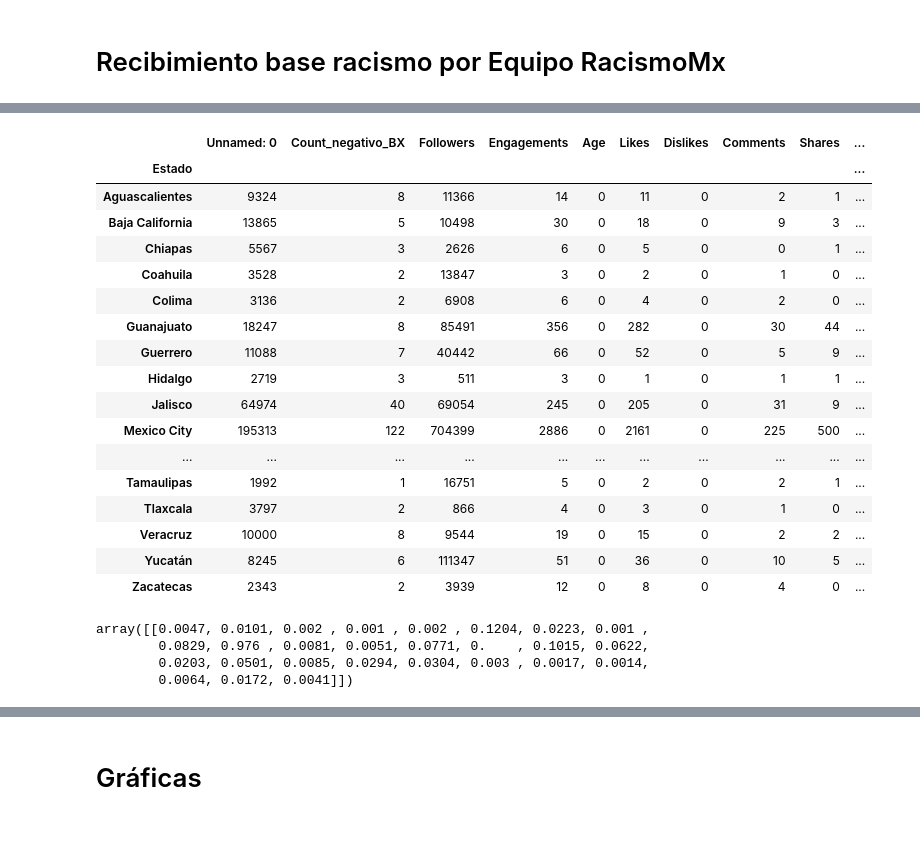
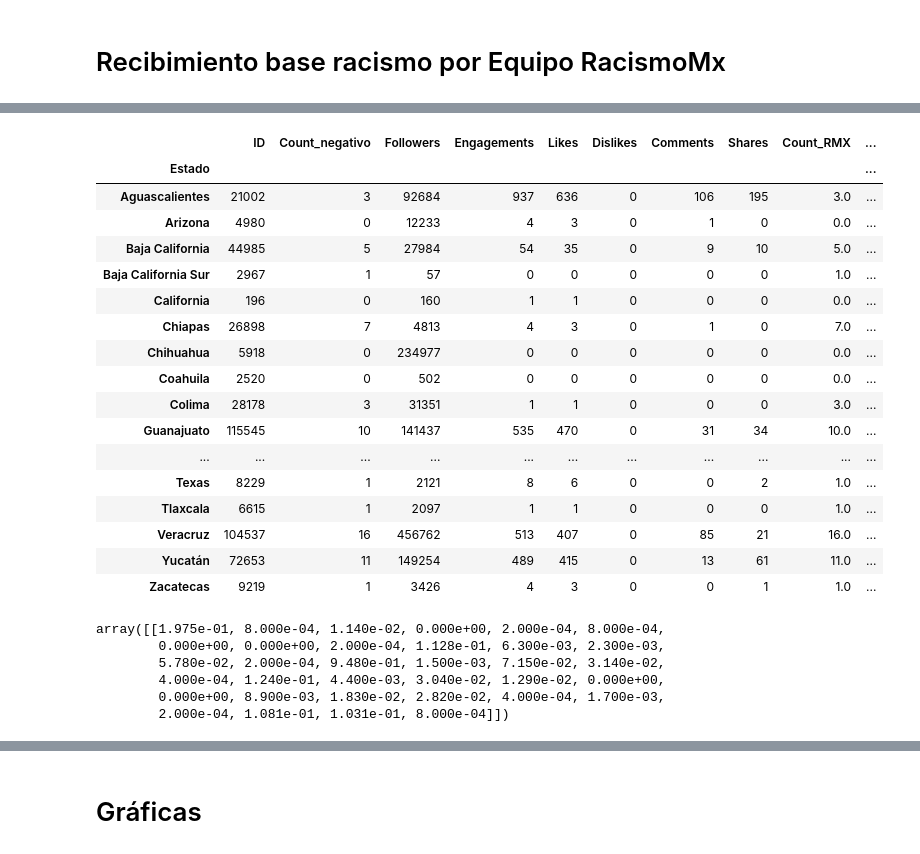
Before and after one commit to jordinola1470/BX-Codes, a Jupyter notebook: Racismo/Procesamiento_base_racismo_mx.ipynb, the cells around one changed output, grey strips where cells are left out. Saved outputs shown, nothing was run; the diff lists cells and outputs as text; code cells hidden in the pictures.

```diff
--- a/Racismo/Procesamiento_base_racismo_mx.ipynb
+++ b/Racismo/Procesamiento_base_racismo_mx.ipynb
@@ -232,8 +230,9 @@ scaled_df.to_csv("Base_estados_mexicanos_normalizada.csv")
 # %%
 import pandas as pd
 import numpy as np
-path = r"D:\Trabajo\Barómetro\BX\Racismo" + "\\"
-base_marcada = pd.read_excel(path + "Base_preliminar_marcada_por_mexico.xlsx")
+path = r"C:\Users\JOSE\Desktop\Trabajo\BX\Racismo" + "\\"
+base_marcada = pd.read_excel(path + "Abril_Base_preliminar.xlsx")
+base_marcada["Count_negativo"] = base_marcada["Count_RMX"]
 base_marcada["Count_negativo"] = base_marcada["Count_negativo"].replace("Na","NaN")
 base_marcada = base_marcada[base_marcada["Count_negativo"] != "NaN"]
 base_marcada = base_marcada[base_marcada["Count_negativo"] != np.nan]
@@ -252,26 +251,27 @@ base_marcada.head(4)
 # %%
 base_agrupada_estados_mexico_negativa = base_marcada.groupby("Estado").sum()
 base_agrupada_estados_mexico_negativa["Estado_copia"] = base_agrupada_estados_mexico_negativa.index
+base_agrupada_estados_mexico_negativa = base_agrupada_estados_mexico_negativa[base_agrupada_estados_mexico_negativa["Estado_copia"] != 0]
 base_agrupada_estados_mexico_negativa
 # %% [output]
-|  | Unnamed: 0 | Count_negativo_BX | Followers | Engagements | Age | Likes | Dislikes | Comments | Shares | ... |
+|  | ID | Count_negativo | Followers | Engagements | Likes | Dislikes | Comments | Shares | Count_RMX | ... |
 | Estado |  |  |  |  |  |  |  |  |  | ... |
-| Aguascalientes | 9324 | 8 | 11366 | 14 | 0 | 11 | 0 | 2 | 1 | ... |
-| Baja California | 13865 | 5 | 10498 | 30 | 0 | 18 | 0 | 9 | 3 | ... |
-| Chiapas | 5567 | 3 | 2626 | 6 | 0 | 5 | 0 | 0 | 1 | ... |
-| Coahuila | 3528 | 2 | 13847 | 3 | 0 | 2 | 0 | 1 | 0 | ... |
-| Colima | 3136 | 2 | 6908 | 6 | 0 | 4 | 0 | 2 | 0 | ... |
-| Guanajuato | 18247 | 8 | 85491 | 356 | 0 | 282 | 0 | 30 | 44 | ... |
-| Guerrero | 11088 | 7 | 40442 | 66 | 0 | 52 | 0 | 5 | 9 | ... |
-| Hidalgo | 2719 | 3 | 511 | 3 | 0 | 1 | 0 | 1 | 1 | ... |
-| Jalisco | 64974 | 40 | 69054 | 245 | 0 | 205 | 0 | 31 | 9 | ... |
-| Mexico City | 195313 | 122 | 704399 | 2886 | 0 | 2161 | 0 | 225 | 500 | ... |
+| Aguascalientes | 21002 | 3 | 92684 | 937 | 636 | 0 | 106 | 195 | 3.0 | ... |
+| Arizona | 4980 | 0 | 12233 | 4 | 3 | 0 | 1 | 0 | 0.0 | ... |
+| Baja California | 44985 | 5 | 27984 | 54 | 35 | 0 | 9 | 10 | 5.0 | ... |
+| Baja California Sur | 2967 | 1 | 57 | 0 | 0 | 0 | 0 | 0 | 1.0 | ... |
+| California | 196 | 0 | 160 | 1 | 1 | 0 | 0 | 0 | 0.0 | ... |
+| Chiapas | 26898 | 7 | 4813 | 4 | 3 | 0 | 1 | 0 | 7.0 | ... |
+| Chihuahua | 5918 | 0 | 234977 | 0 | 0 | 0 | 0 | 0 | 0.0 | ... |
+| Coahuila | 2520 | 0 | 502 | 0 | 0 | 0 | 0 | 0 | 0.0 | ... |
+| Colima | 28178 | 3 | 31351 | 1 | 1 | 0 | 0 | 0 | 3.0 | ... |
+| Guanajuato | 115545 | 10 | 141437 | 535 | 470 | 0 | 31 | 34 | 10.0 | ... |
 | ... | ... | ... | ... | ... | ... | ... | ... | ... | ... | ... |
-| Tamaulipas | 1992 | 1 | 16751 | 5 | 0 | 2 | 0 | 2 | 1 | ... |
-| Tlaxcala | 3797 | 2 | 866 | 4 | 0 | 3 | 0 | 1 | 0 | ... |
-| Veracruz | 10000 | 8 | 9544 | 19 | 0 | 15 | 0 | 2 | 2 | ... |
-| Yucatán | 8245 | 6 | 111347 | 51 | 0 | 36 | 0 | 10 | 5 | ... |
-| Zacatecas | 2343 | 2 | 3939 | 12 | 0 | 8 | 0 | 4 | 0 | ... |
+| Texas | 8229 | 1 | 2121 | 8 | 6 | 0 | 0 | 2 | 1.0 | ... |
+| Tlaxcala | 6615 | 1 | 2097 | 1 | 1 | 0 | 0 | 0 | 1.0 | ... |
+| Veracruz | 104537 | 16 | 456762 | 513 | 407 | 0 | 85 | 21 | 16.0 | ... |
+| Yucatán | 72653 | 11 | 149254 | 489 | 415 | 0 | 13 | 61 | 11.0 | ... |
+| Zacatecas | 9219 | 1 | 3426 | 4 | 3 | 0 | 0 | 1 | 1.0 | ... |
 # %%
 from sklearn import preprocessing
 normalized_arr = preprocessing.normalize(base_agrupada_estados_mexico_negativa['Engagements'].to_numpy().reshape(1,-1))
@@ -279,10 +279,12 @@ rounded_arr = lambda x: round(x,4)
 vfunc = np.vectorize(rounded_arr)
 vfunc(normalized_arr)
 # %% [output]
-array([[0.0047, 0.0101, 0.002 , 0.001 , 0.002 , 0.1204, 0.0223, 0.001 ,
-        0.0829, 0.976 , 0.0081, 0.0051, 0.0771, 0.    , 0.1015, 0.0622,
-        0.0203, 0.0501, 0.0085, 0.0294, 0.0304, 0.003 , 0.0017, 0.0014,
-        0.0064, 0.0172, 0.0041]])
+array([[1.975e-01, 8.000e-04, 1.140e-02, 0.000e+00, 2.000e-04, 8.000e-04,
+        0.000e+00, 0.000e+00, 2.000e-04, 1.128e-01, 6.300e-03, 2.300e-03,
+        5.780e-02, 2.000e-04, 9.480e-01, 1.500e-03, 7.150e-02, 3.140e-02,
+        4.000e-04, 1.240e-01, 4.400e-03, 3.040e-02, 1.290e-02, 0.000e+00,
+        0.000e+00, 8.900e-03, 1.830e-02, 2.820e-02, 4.000e-04, 1.700e-03,
+        2.000e-04, 1.081e-01, 1.031e-01, 8.000e-04]])
 # %%
 scaler = preprocessing.MinMaxScaler()
 base_agrupada_estados_mexicos_counts = base_agrupada_estados_mexico_negativa[['Estado_copia','Count', 'Count_negativo']]
```
Also changed, not shown: parts of 16 cells of this notebook, 55 other files.
